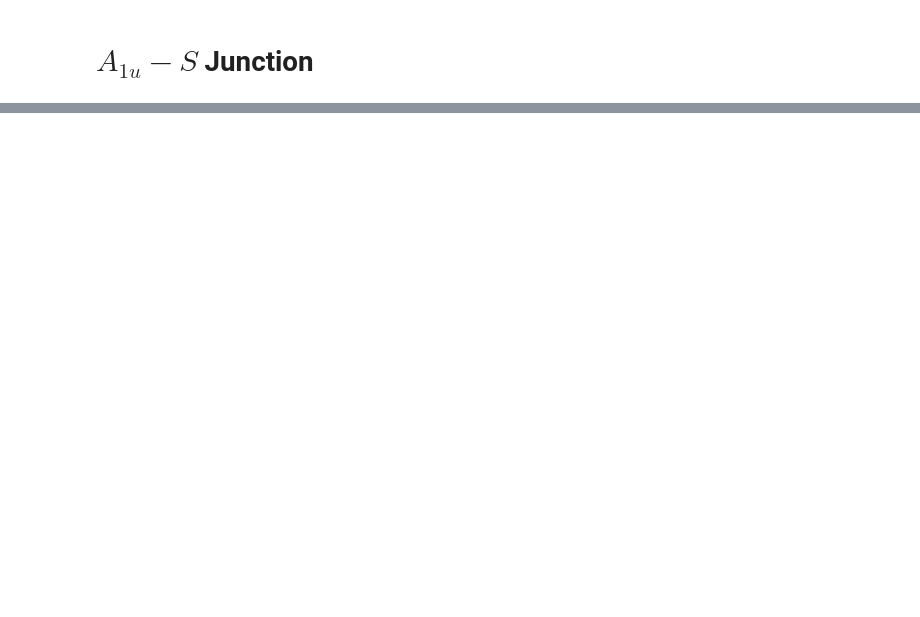
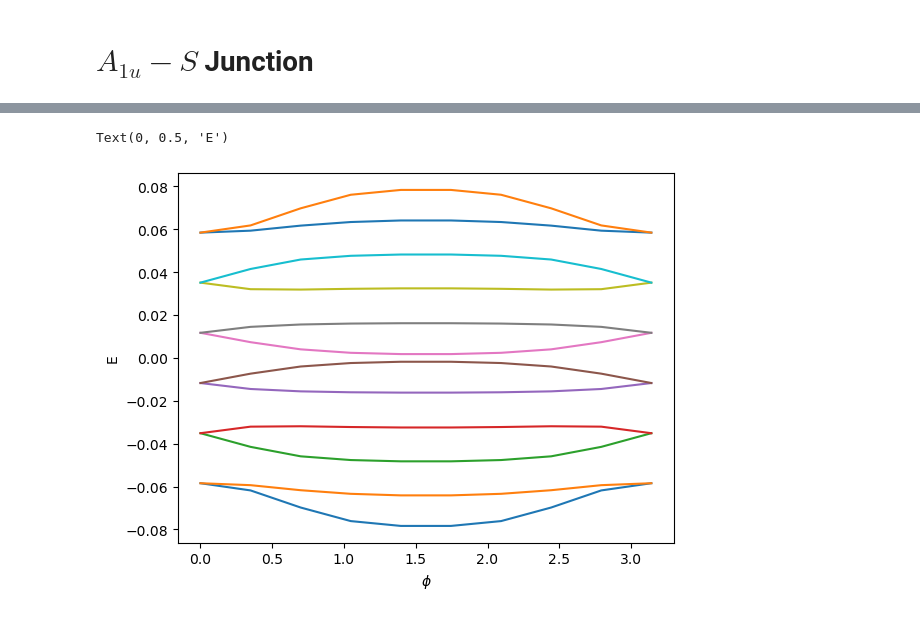
Before and after one commit to gabriel-rodriguez-ruiz/hoti, a Jupyter notebook: A1u_S_junction.ipynb, the cells around one changed output, grey strips where cells are left out. Saved outputs shown, nothing was run; the diff lists cells and outputs as text; code cells hidden in the pictures; blank space fills up the shorter version.

```diff
--- a/A1u_S_junction.ipynb
+++ b/A1u_S_junction.ipynb
@@ -38,14 +27,6 @@ for i in range(4):      #each list has 4 elements corresponding to the 4 degener
 # %%
-Phi = np.linspace(0, np.pi, 50)
-L_x = 50
-L_y = 50
-fig, ax = plt.subplots(num="Spectrum vs. phi")
-energies = []
-for Phi_value in Phi:
-    eigenvalues = np.linalg.eigvalsh(Hamiltonian_A1u_S(t=t, mu=mu, L_x=L_x, L_y=L_y, Delta=Delta, t_J=t_J, Phi=Phi_value))
-    energies.append(eigenvalues[2*(L_x*L_y-3):2*(L_x*L_y+3)])
-    #print(Phi_value)
-ax.plot(Phi, energies)
+fig, ax = plt.subplots()
+ax.plot(Phi_values, phi_energy)
 ax.set_xlabel(r"$\phi$")
 ax.set_ylabel("E")
 # %% [output]
@@ -53,0 +33,2 @@ ax.set_ylabel("E")
+Text(0, 0.5, 'E')
+[figure, added]
```
Also changed, not shown: parts of 6 cells of this notebook, 5 other files.
